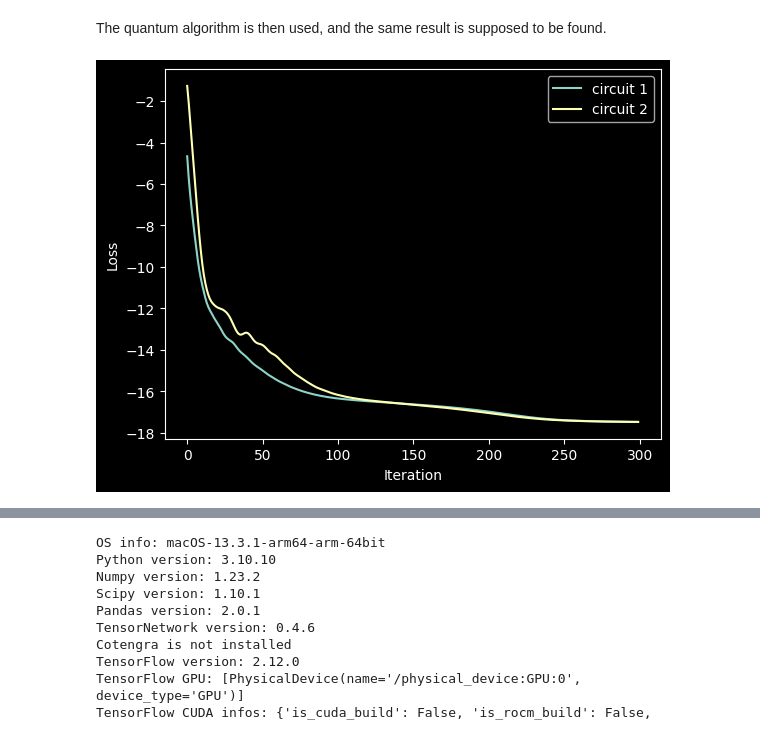
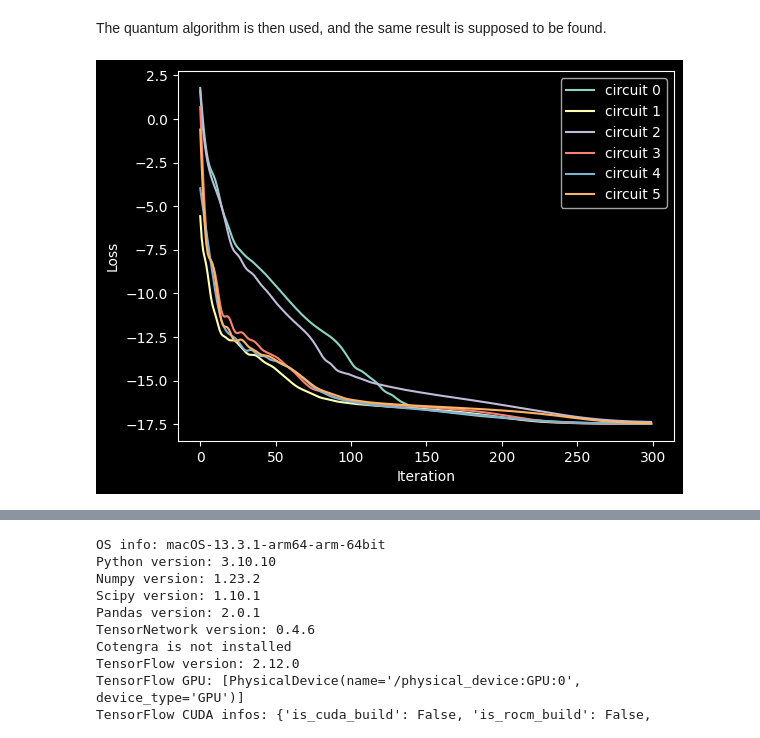
Before and after one commit to tencent-quantum-lab/tensorcircuit, a Jupyter notebook: docs/source/tutorials/qaoa.ipynb, the cells around one changed output, grey strips where cells are left out. Saved outputs shown, nothing was run; the diff lists cells and outputs as text; code cells hidden in the pictures.

Commit message:
Update qaoa.ipynb
resolved all conversions

```diff
--- a/docs/source/tutorials/qaoa.ipynb
+++ b/docs/source/tutorials/qaoa.ipynb
@@ -86,7 +76,7 @@ import random
 K = tc.set_backend("tensorflow")
 
 nlayers = 3  # the number of layers
-ncircuits = 2  # two circuits with different initial parameters are going to be optimized at the same time
+ncircuits = 6  # two circuits with different initial parameters are going to be optimized at the same time
 nnodes = 8 # the number of nodes
 # %% [markdown]
 ### Define the Graph
@@ -119,7 +109,7 @@ ax.set_facecolor('w')
 # %% [markdown]
 ### Parameterized Quantum Circuit (PQC)
 # %%
-def QAOAansatz(params, g=example_graph, circuit=False):
+def QAOAansatz(params, g=example_graph, return_circuit=False):
     n = len(g.nodes)  # the number of nodes
     c = tc.Circuit(n)
     for i in range(n):
@@ -140,7 +130,7 @@ def QAOAansatz(params, g=example_graph, circuit=False):
             c.rx(i, theta=params[2 * j + 1])
 
     # whether to return the circuit
-    if circuit == True:
+    if return_circuit is True:
         return c
 
     # calculate the loss function
@@ -157,14 +147,12 @@ Here, two circuite with different initial parameters are optimized/trained at th
 Optimizers are used to find the minimum value.
 # %%
 # use vvag to get the losses and gradients with different random circuit instances
-QAOA_vvag = K.jit(tc.backend.vvag(QAOAansatz, argnums=0, vectorized_argnums=0))
+QAOA_vvag = K.jit(tc.backend.vvag(QAOAansatz, argnums=0, vectorized_argnums=0), static_argnums=(1, 2))
 # %%
 params = K.implicit_randn(
     shape=[ncircuits, 2 * nlayers], stddev=0.1
 )  # initial parameters
-# for M1/M2 chips, legacy.Adam is recommanded
-# for other CPUs, please use tf.keras.optimizers.Adam
-opt = K.optimizer(tf.keras.optimizers.legacy.Adam(1e-2))
+opt = K.optimizer(tf.keras.optimizers.Adam(1e-2))
 
 list_of_loss = [[] for i in range(ncircuits)]
 
@@ -176,9 +164,10 @@ for i in range(300):
     clear_output(wait=True)
     list_of_loss = np.hstack((list_of_loss, K.numpy(loss)[:, np.newaxis]))
     plt.xlabel("Iteration")
-    plt.ylabel("Cost")
-    plt.plot(range(i+1), list_of_loss[0])
-    plt.plot(range(i+1), list_of_loss[1])
-    plt.legend(["circuit 1", "circuit 2"])
+    plt.ylabel("Loss")
+    for index in range(ncircuits):
+        plt.plot(range(i+1), list_of_loss[index])
+    legend = ['circuit %d' %leg for leg in range(ncircuits)]
+    plt.legend(legend)
     plt.show()
 # %% [output]
@@ -309,29 +296,28 @@ ax.set_facecolor('w')
 # %% [markdown]
 The quantum algorithm is then used, and the same result is supposed to be found.
 # %%
-QAOA_vvag = K.jit(tc.backend.vvag(QAOAansatz, argnums=0, vectorized_argnums=0))
+QAOA_vvag = K.jit(tc.backend.vvag(QAOAansatz, argnums=0, vectorized_argnums=0), static_argnums=(1, 2))
 params = K.implicit_randn(
     shape=[ncircuits, 2 * nlayers], stddev=0.1
 )  # initial parameters
-# for M1/M2 chips, legacy.Adam is recommanded
-# for other CPUs, please use tf.keras.optimizers.Adam
-opt = K.optimizer(tf.keras.optimizers.legacy.Adam(1e-2))
+opt = K.optimizer(tf.keras.optimizers.Adam(1e-2))
 
 list_of_loss = [[] for i in range(ncircuits)]
 
 for i in range(300):
     loss, grads = QAOA_vvag(params, weighted_graph)
     params = opt.update(grads, params)  # gradient descent
 
     # visualise the progress
     clear_output(wait=True)
     list_of_loss = np.hstack((list_of_loss, K.numpy(loss)[:, np.newaxis]))
     plt.xlabel("Iteration")
-    plt.ylabel("Cost")
-    plt.plot(range(i+1), list_of_loss[0])
-    plt.plot(range(i+1), list_of_loss[1])
-    plt.legend(["circuit 1", "circuit 2"])
+    plt.ylabel("Loss")
+    for index in range(ncircuits):
+        plt.plot(range(i+1), list_of_loss[index])
+    legend = ['circuit %d' %leg for leg in range(ncircuits)]
+    plt.legend(legend)
     plt.show()
 # %% [output]
-[figure, old version]
+[figure, new version]
 # %%
```
Also changed, not shown: parts of 8 cells of this notebook.
